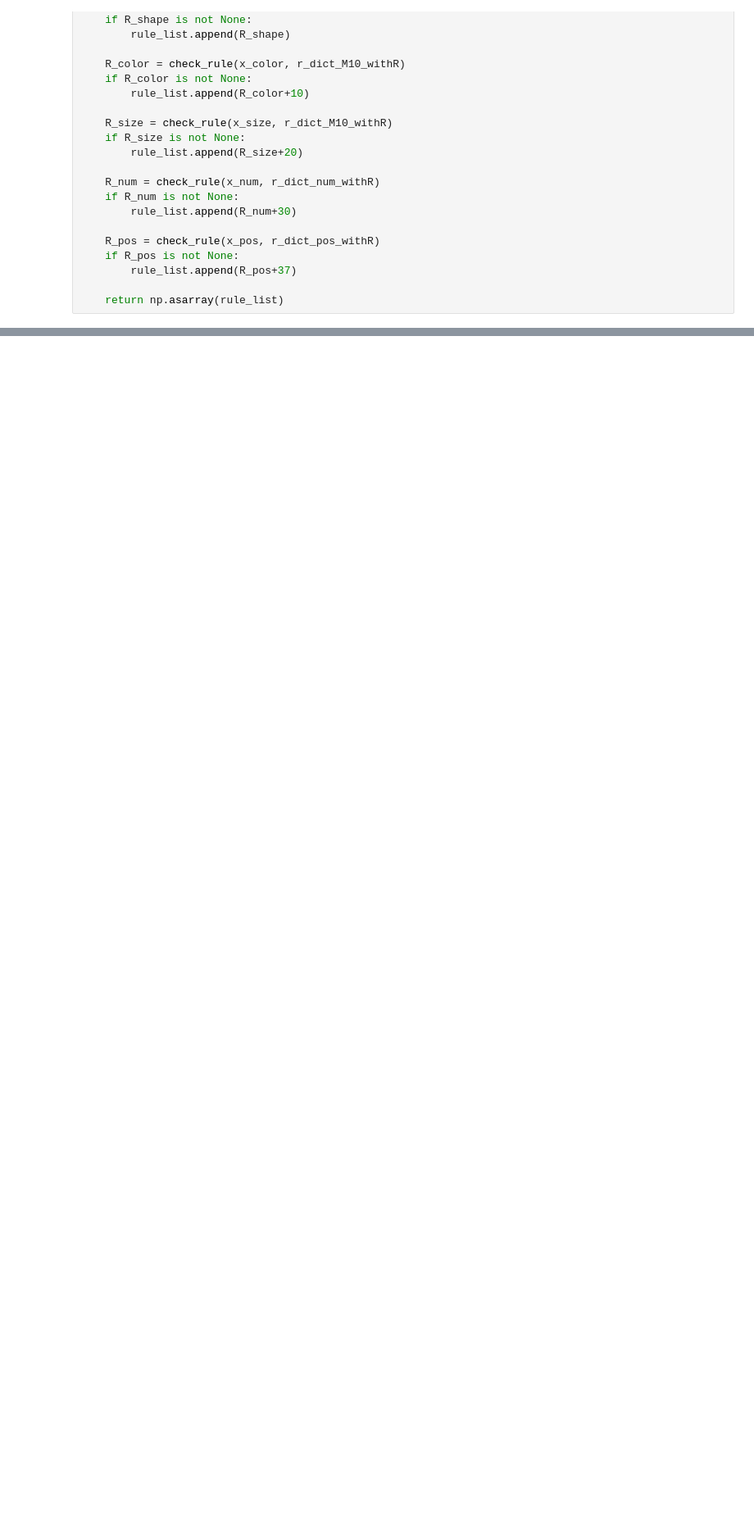
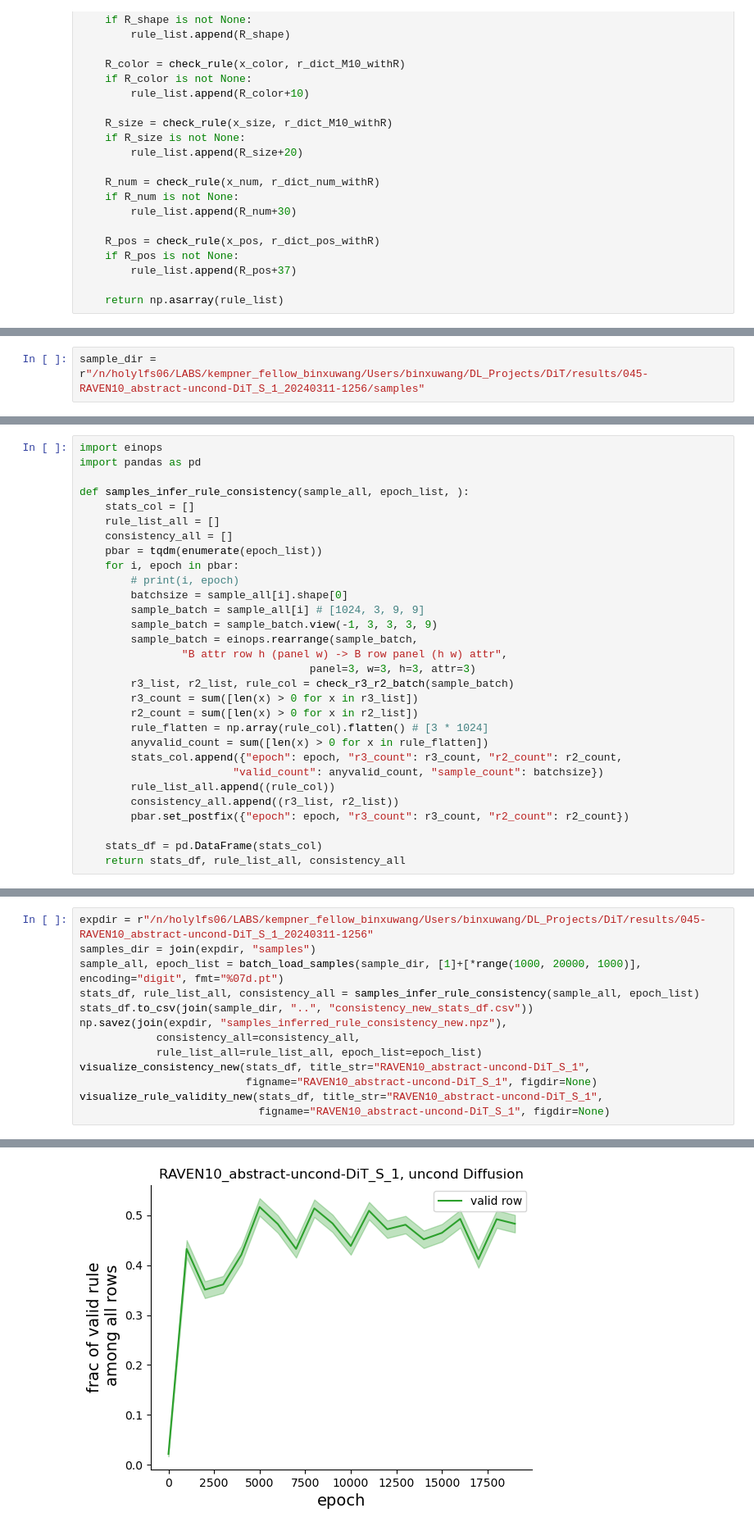
Before and after one commit to Animadversio/DiffusionReasoning, a Jupyter notebook: notebooks/updated_rule_checking.ipynb, the cells around one changed output, grey strips where cells are left out. Shown at 82% size. Saved outputs shown, nothing was run; the diff lists cells and outputs as text; blank space fills up the shorter version.

Commit message:
new version of rule cehcking

```diff
--- a/notebooks/updated_rule_checking.ipynb
+++ b/notebooks/updated_rule_checking.ipynb
@@ -92,0 +189,2 @@ def check_row_rule(attr):
+# %%
+sample_dir = r"/n/holylfs06/LABS/kempner_fellow_binxuwang/Users/binxuwang/DL_Projects/DiT/results/045-RAVEN10_abstract-uncond-DiT_S_1_20240311-1256/samples"
@@ -92,0 +215,30 @@ def check_row_rule(attr):
+# %%
+import einops
+import pandas as pd
+
+def samples_infer_rule_consistency(sample_all, epoch_list, ):
+    stats_col = []
+    rule_list_all = []
+    consistency_all = []
+    pbar = tqdm(enumerate(epoch_list))
+    for i, epoch in pbar:
+        # print(i, epoch)
+        batchsize = sample_all[i].shape[0]
+        sample_batch = sample_all[i] # [1024, 3, 9, 9]
+        sample_batch = sample_batch.view(-1, 3, 3, 3, 9)
+        sample_batch = einops.rearrange(sample_batch,
+                "B attr row h (panel w) -> B row panel (h w) attr",
+                                    panel=3, w=3, h=3, attr=3)
+        r3_list, r2_list, rule_col = check_r3_r2_batch(sample_batch)
+        r3_count = sum([len(x) > 0 for x in r3_list])
+        r2_count = sum([len(x) > 0 for x in r2_list])
+        rule_flatten = np.array(rule_col).flatten() # [3 * 1024]
+        anyvalid_count = sum([len(x) > 0 for x in rule_flatten])
+        stats_col.append({"epoch": epoch, "r3_count": r3_count, "r2_count": r2_count,
+                        "valid_count": anyvalid_count, "sample_count": batchsize})
+        rule_list_all.append((rule_col))
+        consistency_all.append((r3_list, r2_list))
+        pbar.set_postfix({"epoch": epoch, "r3_count": r3_count, "r2_count": r2_count})
+
+    stats_df = pd.DataFrame(stats_col)
+    return stats_df, rule_list_all, consistency_all
@@ -92,0 +288,14 @@ def check_row_rule(attr):
+# %%
+expdir = r"/n/holylfs06/LABS/kempner_fellow_binxuwang/Users/binxuwang/DL_Projects/DiT/results/045-RAVEN10_abstract-uncond-DiT_S_1_20240311-1256"
+samples_dir = join(expdir, "samples")
+sample_all, epoch_list = batch_load_samples(sample_dir, [1]+[*range(1000, 20000, 1000)], encoding="digit", fmt="%07d.pt")
+stats_df, rule_list_all, consistency_all = samples_infer_rule_consistency(sample_all, epoch_list)
+stats_df.to_csv(join(sample_dir, "..", "consistency_new_stats_df.csv"))
+np.savez(join(expdir, "samples_inferred_rule_consistency_new.npz"),
+            consistency_all=consistency_all,
+            rule_list_all=rule_list_all, epoch_list=epoch_list)
+visualize_consistency_new(stats_df, title_str="RAVEN10_abstract-uncond-DiT_S_1",
+                          figname="RAVEN10_abstract-uncond-DiT_S_1", figdir=None)
+visualize_rule_validity_new(stats_df, title_str="RAVEN10_abstract-uncond-DiT_S_1",
+                            figname="RAVEN10_abstract-uncond-DiT_S_1", figdir=None)
+# %% [output]
@@ -92,0 +303 @@ def check_row_rule(attr):
+[figure, added]
```
Also changed, not shown: parts of 33 cells of this notebook.
